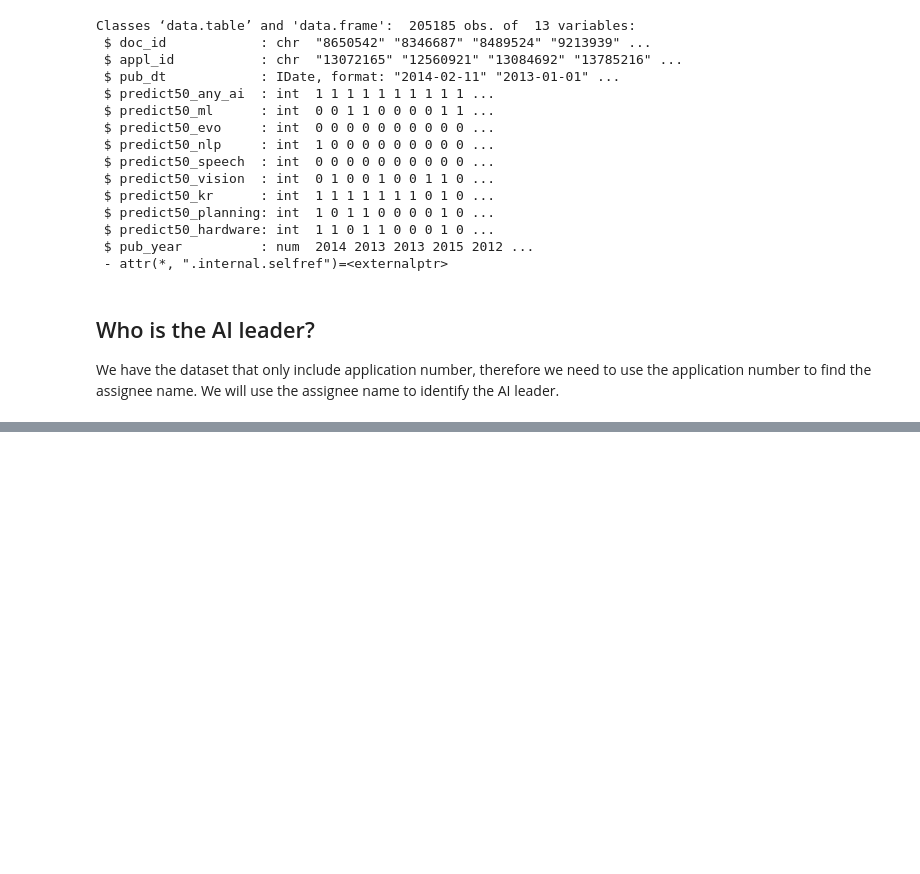
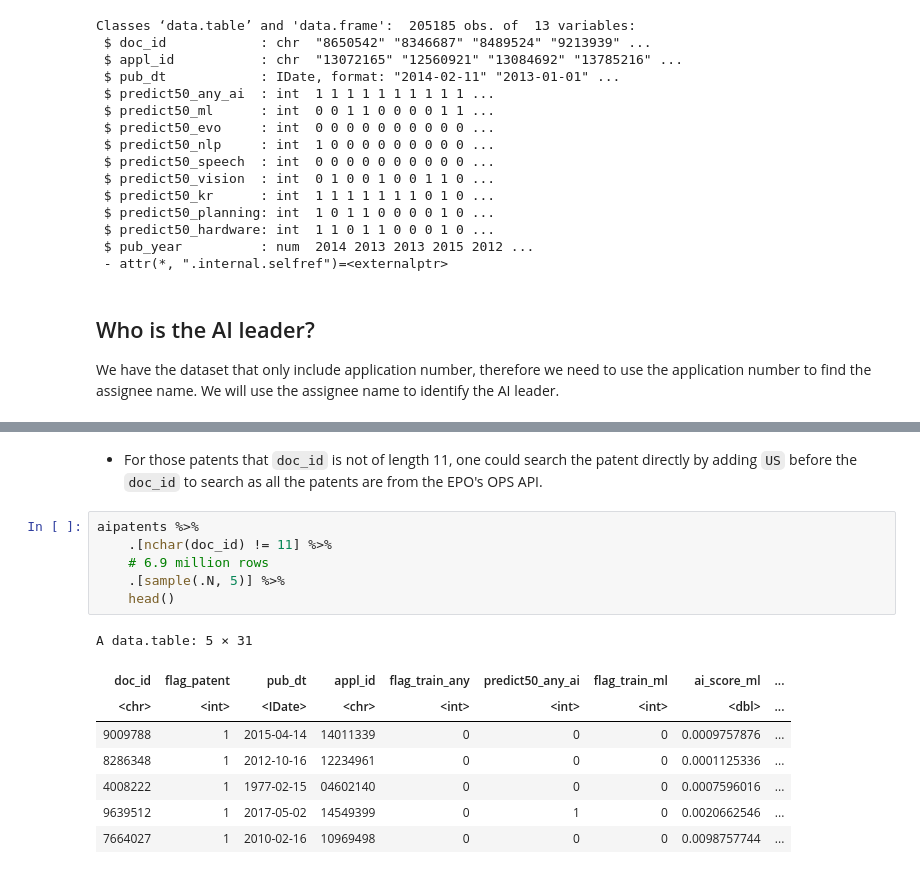
Before and after one commit to oceanumeric/ININ-tutorial, a Jupyter notebook: Labs/lab2_part_A.ipynb, the cells around one changed output, grey strips where cells are left out. Drawn from its saved outputs; the diff is of its cells as text; blank space fills up the shorter version.

```diff
--- a/Labs/lab2_part_A.ipynb
+++ b/Labs/lab2_part_A.ipynb
@@ -222,0 +255,18 @@ We have the dataset that only include application number, therefore we need to u
+# %% [markdown]
+- For those patents that `doc_id` is not of length 11, one could search the patent directly by adding `US` before the `doc_id` to search as all the patents are from the
+EPO's OPS API.
+# %%
+aipatents %>%
+    .[nchar(doc_id) != 11] %>%
+    # 6.9 million rows
+    .[sample(.N, 5)] %>%
+    head()
+# %% [output]
+A data.table: 5 × 31
+| doc_id | flag_patent | pub_dt | appl_id | flag_train_any | predict50_any_ai | flag_train_ml | ai_score_ml | ... |
+| <chr> | <int> | <IDate> | <chr> | <int> | <int> | <int> | <dbl> | ... |
+| 9009788 | 1 | 2015-04-14 | 14011339 | 0 | 0 | 0 | 0.0009757876 | ... |
+| 8286348 | 1 | 2012-10-16 | 12234961 | 0 | 0 | 0 | 0.0001125336 | ... |
+| 4008222 | 1 | 1977-02-15 | 04602140 | 0 | 0 | 0 | 0.0007596016 | ... |
+| 9639512 | 1 | 2017-05-02 | 14549399 | 0 | 1 | 0 | 0.0020662546 | ... |
+| 7664027 | 1 | 2010-02-16 | 10969498 | 0 | 0 | 0 | 0.0098757744 | ... |
```
Also changed, not shown: parts of 3 cells of this notebook.
